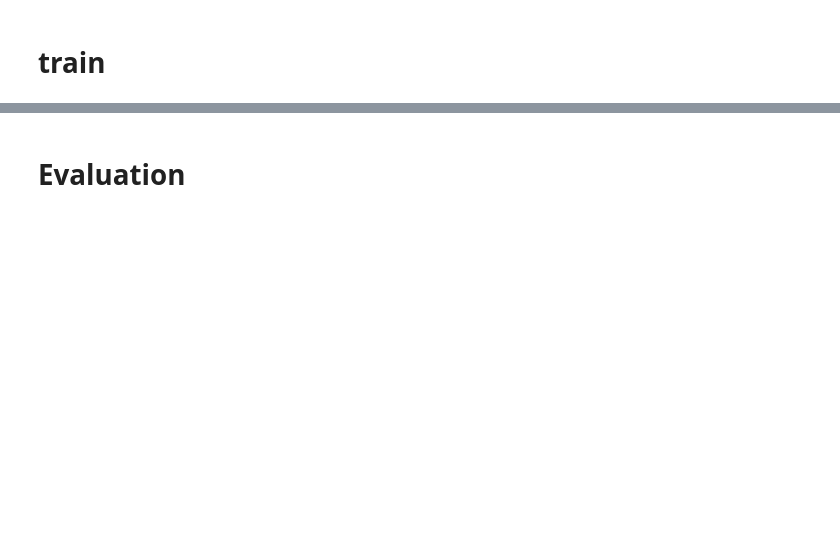
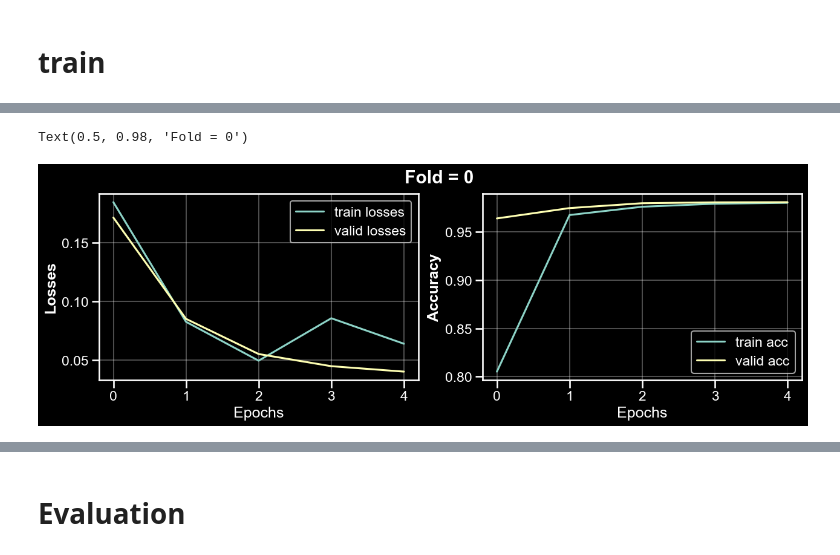
Before and after one commit to FSYFSYFSY/Bert_Toxic_Comment_Classification, a Jupyter notebook: toxic_comment_classify.ipynb, the cells around one changed output, grey strips where cells are left out. Drawn from its saved outputs; the diff is of its cells as text; code cells hidden in the pictures; blank space fills up the shorter version.

Commit message:
reconstruct the tranning progress and validation progress, recode visualization result part.

```diff
--- a/toxic_comment_classify.ipynb
+++ b/toxic_comment_classify.ipynb
@@ -282,0 +359,20 @@ print(len(best_train_losses))
+# %%
+
+train_accs = []
+valid_accs = []
+train_losses = []
+valid_losses = []
+
+for eboch in range(epochs):
+
+    train_loss, train_acc = training(train_dataloader, model, optimizer, scheduler)
+    valid_loss, valid_acc, valid_probs = validating(valid_dataloader, model)
+
+    print('train losses: %.4f' % train_loss, 'train accuracy: %.3f' % train_acc)
+    print('valid losses: %.4f' % valid_loss, 'valid accuracy: %.3f' % valid_acc)
+    train_losses.append(train_loss)
+    valid_losses.append(valid_loss)
+    train_accs.append(train_acc)
+    valid_accs.append(valid_acc)
+
+model.save_pretrained('./fintune_bert')
@@ -282,0 +391,22 @@ print(len(best_train_losses))
+# %%
+
+x = np.arange(epochs)
+fig, ax = plt.subplots(1, 2, figsize = (15,4))
+ax[0].plot(x, train_losses)
+ax[0].plot(x, valid_losses)
+ax[0].set_ylabel('Losses', weight = 'bold')
+ax[0].set_xlabel('Epochs')
+ax[0].grid(alpha = 0.3)
+ax[0].legend(labels = ['train losses', 'valid losses'])
+
+ax[1].plot(x, train_accs)
+ax[1].plot(x, valid_accs)
+ax[1].set_ylabel('Accuracy', weight = 'bold')
+ax[1].set_xlabel('Epochs')
+ax[1].legend(labels = ['train acc', 'valid acc'])
+
+ax[1].grid(alpha = 0.3)
+fig.suptitle('Fold = 0', weight = 'bold')
+# %% [output]
+Text(0.5, 0.98, 'Fold = 0')
+[figure, added]
```
Also changed, not shown: parts of 19 cells of this notebook, 1 other file.
